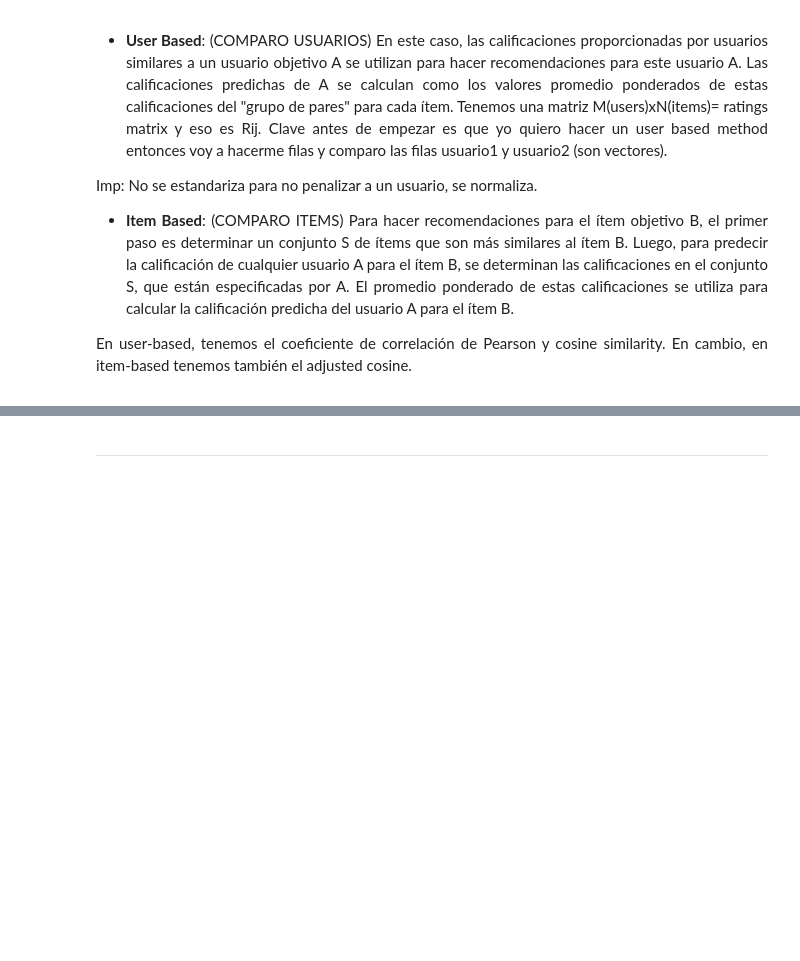
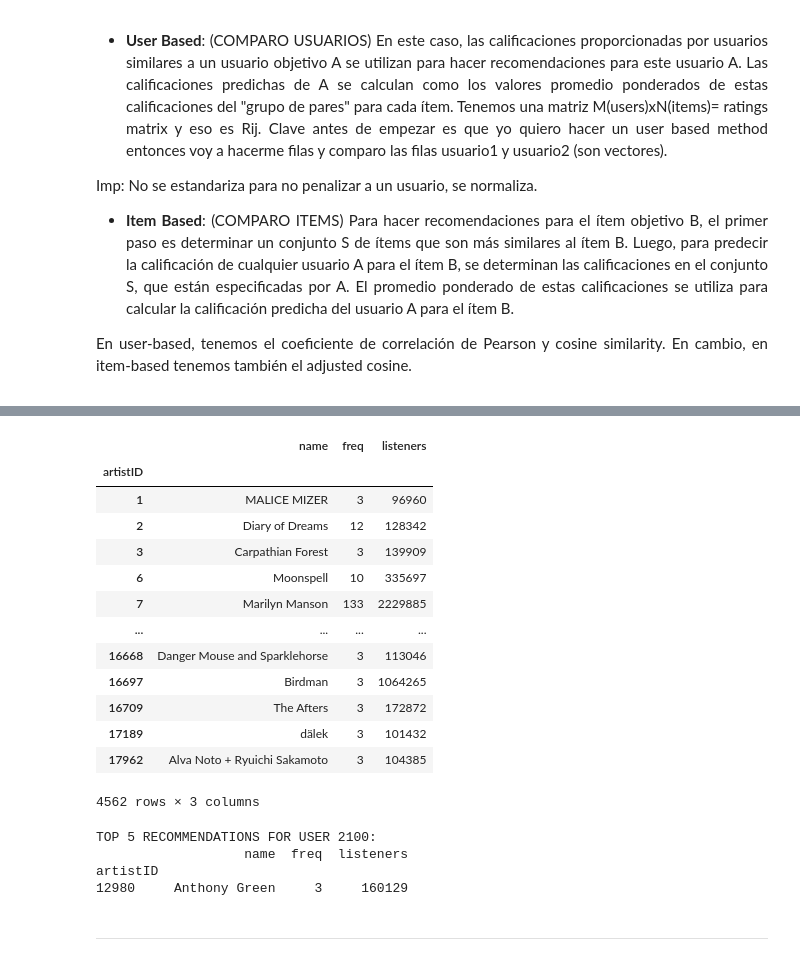
Before and after one commit to SergioCuencaNunez/ml3-music-recommender, a Jupyter notebook: main2.ipynb, the cells around one changed output, grey strips where cells are left out. Drawn from its saved outputs; the diff is of its cells as text; code cells hidden in the pictures; blank space fills up the shorter version.

```diff
--- a/main2.ipynb
+++ b/main2.ipynb
@@ -358,3 +347,42 @@ KeyError: "None of [Int64Index([990, 988, 7405, 976, 984], dtype='int64', name='
+# %%
+item_df.sort_values(by='artistID', ascending=True)
+# %% [output]
+|  | name | freq | listeners |
+| artistID |  |  |  |
+| 1 | MALICE MIZER | 3 | 96960 |
+| 2 | Diary of Dreams | 12 | 128342 |
+| 3 | Carpathian Forest | 3 | 139909 |
+| 6 | Moonspell | 10 | 335697 |
+| 7 | Marilyn Manson | 133 | 2229885 |
+| ... | ... | ... | ... |
+| 16668 | Danger Mouse and Sparklehorse | 3 | 113046 |
+| 16697 | Birdman | 3 | 1064265 |
+| 16709 | The Afters | 3 | 172872 |
+| 17189 | dälek | 3 | 101432 |
+| 17962 | Alva Noto + Ryuichi Sakamoto | 3 | 104385 |
+4562 rows × 3 columns
+# %%
+recommendations, scores = iknn_adjusted.rank(UIDX) #mejor el coseno ajustado para item
+#coseno ajustado NO VALE PARA LAS FILAS!!!!!!!!!!!!!!!!!!!!!!!
+
+# Assuming 'recommendations' contains the top recommended item indices from the model
+top_recommended_ids = [item_idx2id[i] for i in recommendations[:TOPK]]
+
+# Ensure only to include artistIDs that exist in item_df's index
+existing_artist_ids = [id_ for id_ in top_recommended_ids if id_ in item_df.index]
+
+# Retrieve information for existing artistIDs from item_df
+if existing_artist_ids:
+    recommended_items = item_df.loc[existing_artist_ids]
+    print(f"\nTOP {TOPK} RECOMMENDATIONS FOR USER {UID}:")
+    print(recommended_items)
+else:
+    print(f"No valid recommendations found for user {UID}.")
+# %% [output]
+TOP 5 RECOMMENDATIONS FOR USER 2100:
+                   name  freq  listeners
+artistID
+12980     Anthony Green     3     160129
 # %% [markdown]
 ---
 # %% [markdown]
```
Also changed, not shown: parts of 5 cells of this notebook, 1 other file.
